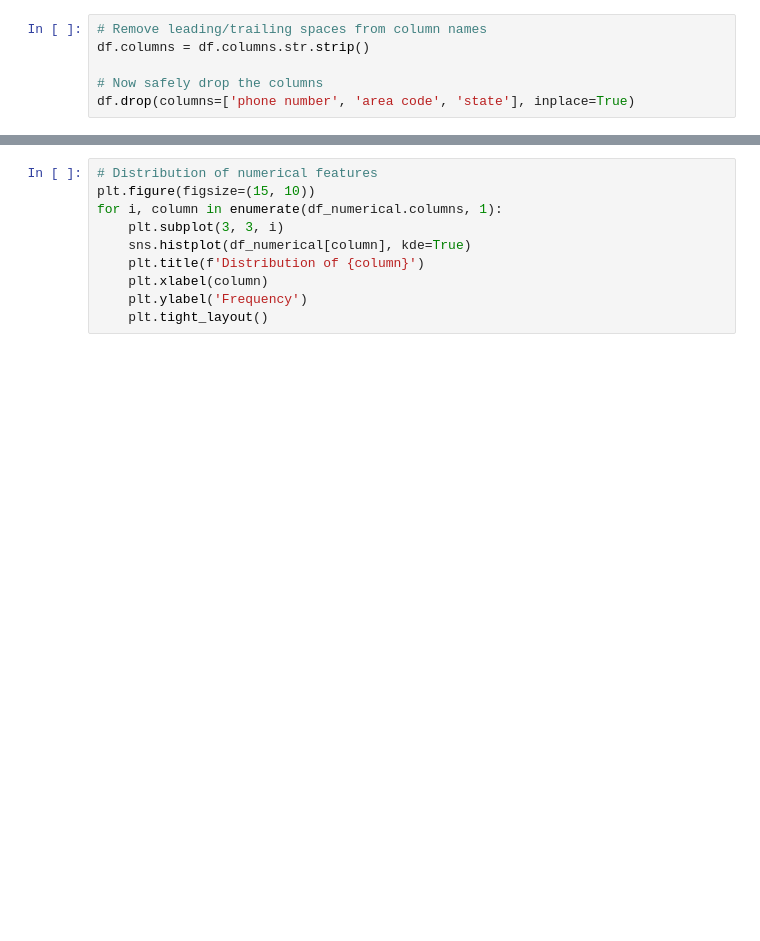
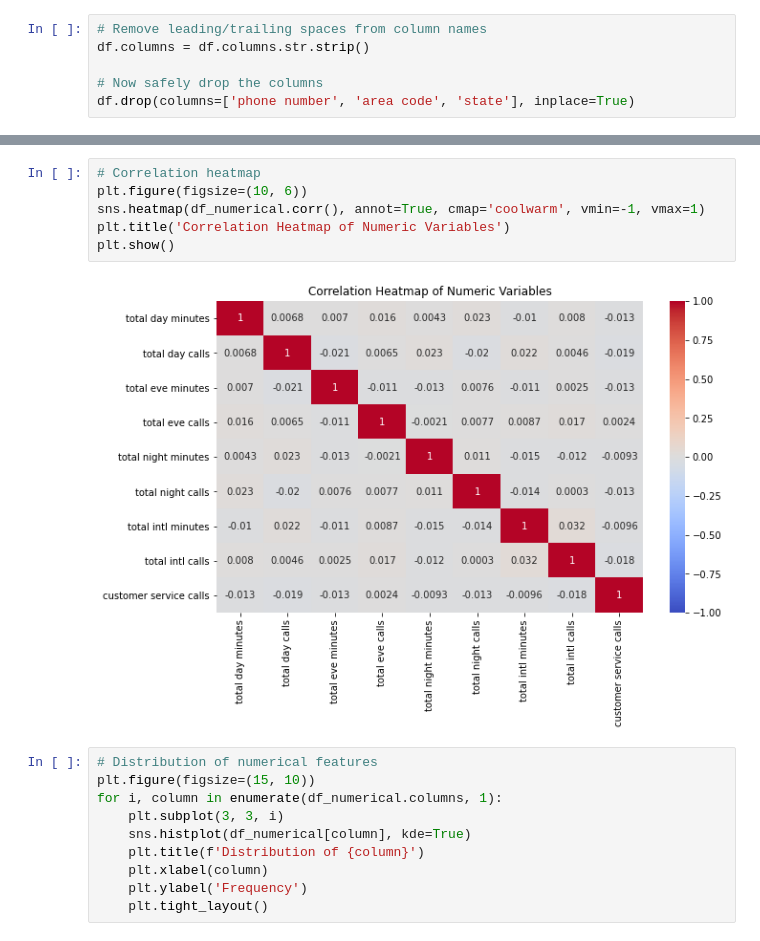
Before and after one commit to Murugi001/Phase-3-Project, a Jupyter notebook: index.ipynb, the cells around one changed output, grey strips where cells are left out. Saved outputs shown, nothing was run; the diff lists cells and outputs as text; blank space fills up the shorter version.

```diff
--- a/index.ipynb
+++ b/index.ipynb
@@ -134,6 +130,14 @@ df_numerical.describe()
 | 50% | 179.400000 | 101.000000 | 201.400000 | 100.000000 | 201.200000 | ... |
 | 75% | 216.400000 | 114.000000 | 235.300000 | 114.000000 | 235.300000 | ... |
 | max | 350.800000 | 165.000000 | 363.700000 | 170.000000 | 395.000000 | ... |
+# %%
+# Correlation heatmap
+plt.figure(figsize=(10, 6))
+sns.heatmap(df_numerical.corr(), annot=True, cmap='coolwarm', vmin=-1, vmax=1)
+plt.title('Correlation Heatmap of Numeric Variables')
+plt.show()
+# %% [output]
+[figure, added]
 # %%
 # Distribution of numerical features
 plt.figure(figsize=(15, 10))
```
Also changed, not shown: parts of 41 cells of this notebook.
